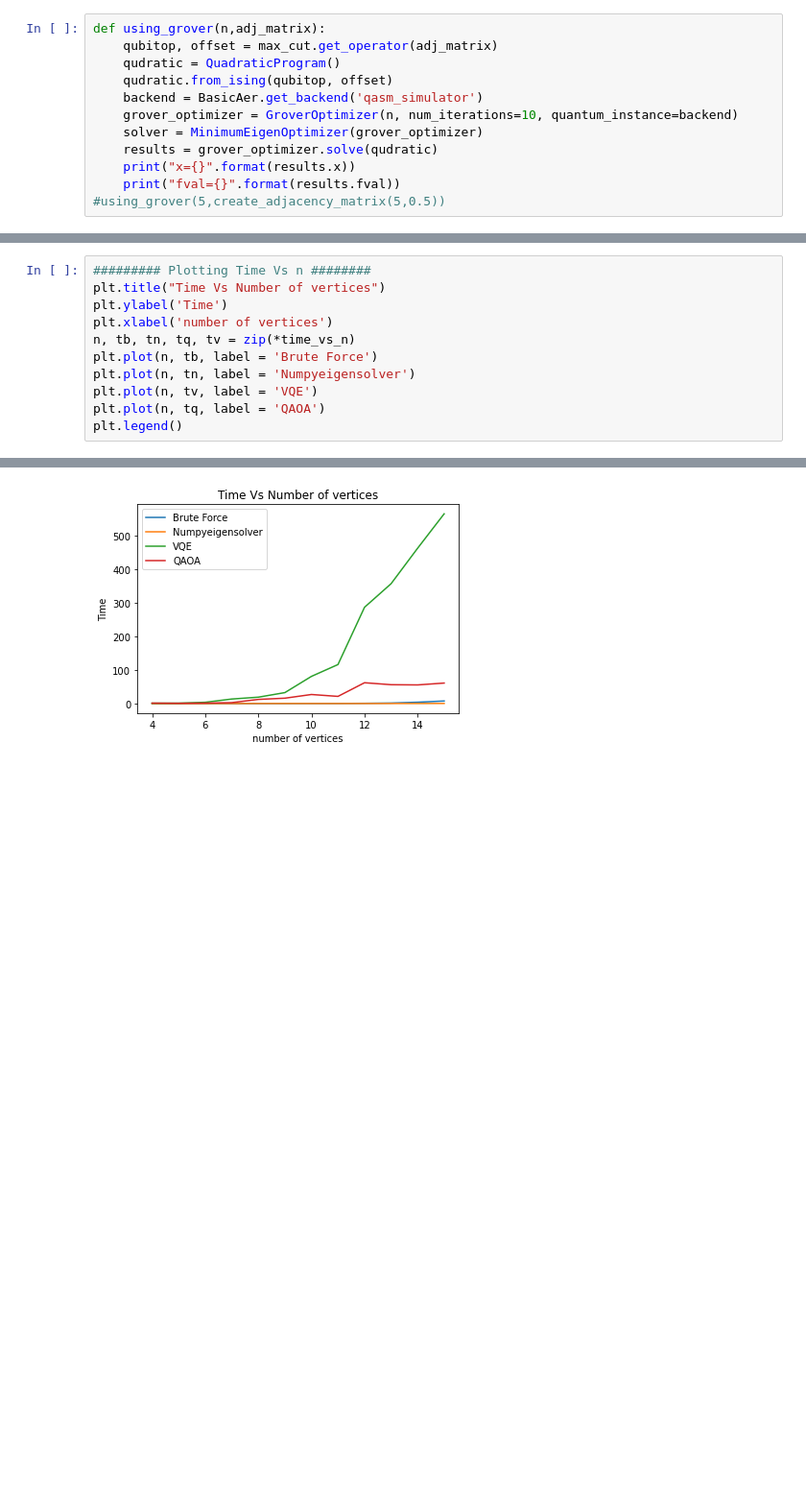
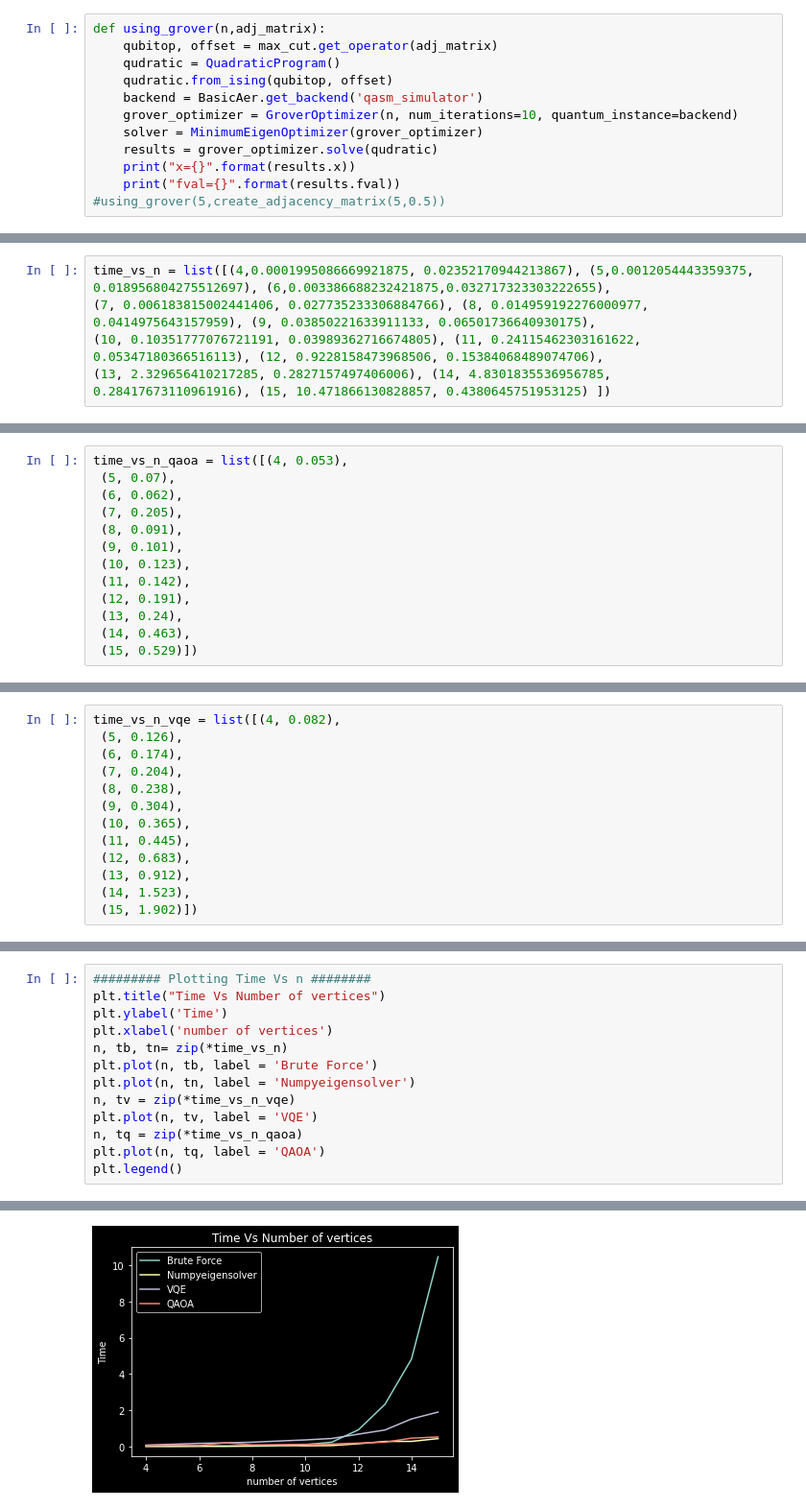
Before and after one commit to chit38/Benchmarking-Quantum-Algorithms-for-Combinatorial-Optimization-Problems, a Jupyter notebook: MaxCut_problem.ipynb, the cells around one changed output, grey strips where cells are left out. Shown at 96% size. Saved outputs shown, nothing was run; the diff lists cells and outputs as text; blank space fills up the shorter version.

Commit message:
final plots!!!!!

```diff
--- a/MaxCut_problem.ipynb
+++ b/MaxCut_problem.ipynb
@@ -176,3 +166,8 @@ n & brute_force & Numpysolver & QAOA & VQE
+# %%
+time_vs_n = list([(4,0.0001995086669921875, 0.02352170944213867), (5,0.0012054443359375, 0.018956804275512697), (6,0.003386688232421875,0.032717323303222655),
+(7, 0.006183815002441406, 0.027735233306884766), (8, 0.014959192276000977, 0.0414975643157959), (9, 0.03850221633911133, 0.06501736640930175),
+(10, 0.10351777076721191, 0.03989362716674805), (11, 0.24115462303161622, 0.05347180366516113), (12, 0.9228158473968506, 0.15384068489074706),
+(13, 2.329656410217285, 0.2827157497406006), (14, 4.8301835536956785, 0.28417673110961916), (15, 10.471866130828857, 0.4380645751953125) ])
 # %%
 #### plotting cost vs n #####
 plt.title("Cost Vs Number of vertices")
@@ -189,0 +199,13 @@ plt.legend()
+# %%
+time_vs_n_qaoa = list([(4, 0.053),
+ (5, 0.07),
+ (6, 0.062),
+ (7, 0.205),
+ (8, 0.091),
+ (9, 0.101),
+ (10, 0.123),
+ (11, 0.142),
+ (12, 0.191),
+ (13, 0.24),
+ (14, 0.463),
+ (15, 0.529)])
@@ -189,0 +228,13 @@ plt.legend()
+# %%
+time_vs_n_vqe = list([(4, 0.082),
+ (5, 0.126),
+ (6, 0.174),
+ (7, 0.204),
+ (8, 0.238),
+ (9, 0.304),
+ (10, 0.365),
+ (11, 0.445),
+ (12, 0.683),
+ (13, 0.912),
+ (14, 1.523),
+ (15, 1.902)])
@@ -190,17 +257,19 @@ plt.legend()
 # %%
 ######### Plotting Time Vs n ########
 plt.title("Time Vs Number of vertices")
 plt.ylabel('Time')
 plt.xlabel('number of vertices')
-n, tb, tn, tq, tv = zip(*time_vs_n)
+n, tb, tn= zip(*time_vs_n)
 plt.plot(n, tb, label = 'Brute Force')
 plt.plot(n, tn, label = 'Numpyeigensolver')
+n, tv = zip(*time_vs_n_vqe)
 plt.plot(n, tv, label = 'VQE')
+n, tq = zip(*time_vs_n_qaoa)
 plt.plot(n, tq, label = 'QAOA')
 plt.legend()
 # %% [output]
 <matplotlib.legend.Legend at 0x...>
-[figure, old version]
+[figure, new version]
 # %%
 import qiskit
 qiskit.__qiskit_version__
```
Also changed, not shown: parts of 12 cells of this notebook.
